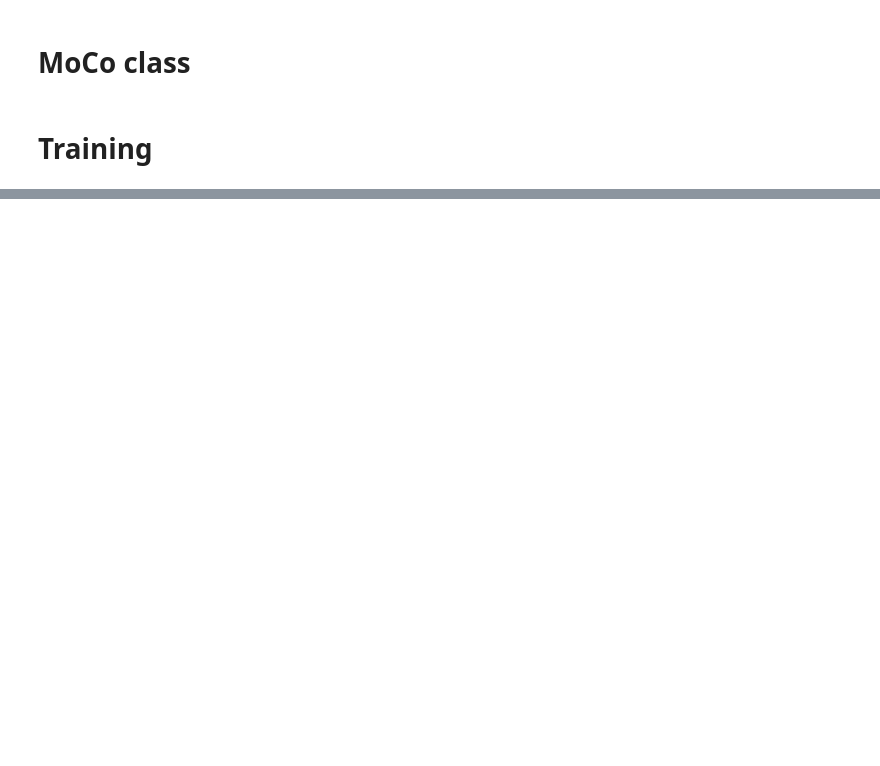
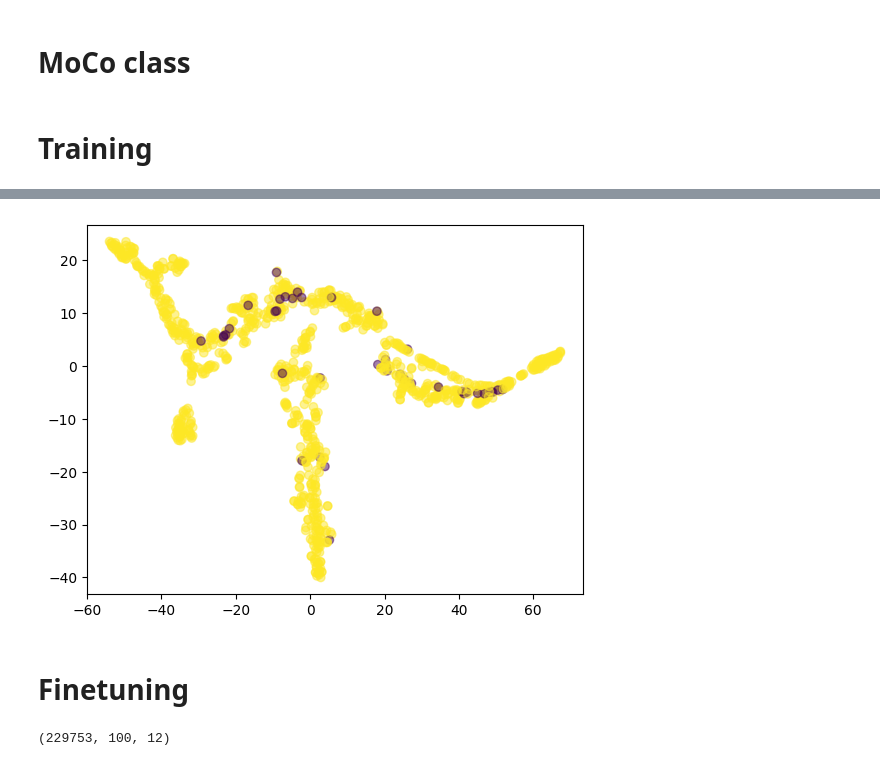
Before and after one commit to raaifhadadi/FYP, a Jupyter notebook: PTB_XL_MoCo.ipynb, the cells around one changed output, grey strips where cells are left out. Saved outputs shown, nothing was run; the diff lists cells and outputs as text; code cells hidden in the pictures; blank space fills up the shorter version.

```diff
--- a/PTB_XL_MoCo.ipynb
+++ b/PTB_XL_MoCo.ipynb
@@ -215,0 +230,2 @@ Please see https://www.tensorflow.org/guide/function#all_outputs_of_a_tffunction
+# %%
+model = keras.models.load_model('models/test_moco_3.h5')
@@ -215,0 +234,26 @@ Please see https://www.tensorflow.org/guide/function#all_outputs_of_a_tffunction
+# %%
+# tsne
+from sklearn.manifold import TSNE
+import matplotlib.pyplot as plt
+
+def plot_tsne(model, signals, labels):
+    representations = model(signals)
+    tsne = TSNE(n_components=2, perplexity=30, n_iter=1000)
+    tsne_transformed = tsne.fit_transform(representations)
+    plt.scatter(tsne_transformed[:, 0], tsne_transformed[:, 1], c=labels, cmap='viridis', alpha=0.5)
+    plt.show()
+
+
+labels_Norm = [0 if "STTC" in x else 1 for x in Y_train_text[:1000]]
+# labels_Norm = [0 if len(x)==0 else 1 for x in Z_HB_text[:1000]]
+
+
+plot_tsne(model, X_train[:1000], labels=labels_Norm)
+# %% [output]
+[figure, added]
+# %% [markdown]
+# Finetuning
+# %%
+print(X_train.shape)
+# %% [output]
+(229753, 100, 12)
```
Also changed, not shown: parts of 14 cells of this notebook.
